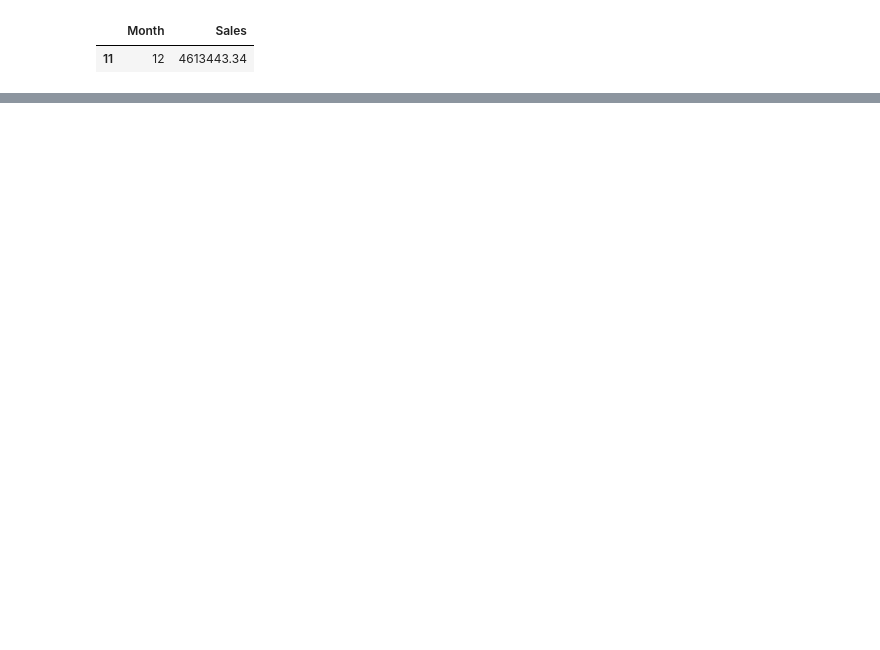
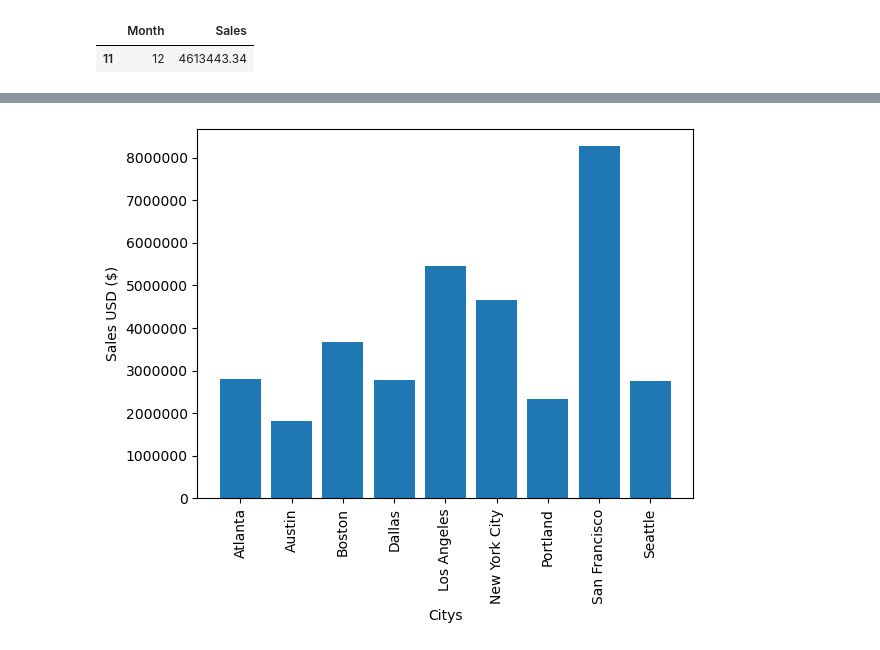
Before and after one commit to bburwinkel0721/Pandas-Data-Science-Tasks, a Jupyter notebook: SalesAnalysis/Analysis.ipynb, the cells around one changed output, grey strips where cells are left out. Cells and saved outputs as stored; diff of their text form; code cells hidden in the pictures; blank space fills up the shorter version.

```diff
--- a/SalesAnalysis/Analysis.ipynb
+++ b/SalesAnalysis/Analysis.ipynb
@@ -87,0 +118,4 @@ plt.show()
+# %%
+# This is one way to grab a specific bit of text from a column
+all_data_df["City"] = all_data_df['Purchase Address'].str.split(',').str[-2].str.strip()
+all_data_df.head()
@@ -87,0 +145,9 @@ plt.show()
+# %%
+# Creates a groupby series with the city as the groupby column and total sales
+sales_by_city = all_data_df.groupby("City")["Sales"].sum()
+
+# Resets the index and creates a dataframe with city and total sales as columns
+sales_by_city_df = sales_by_city.reset_index()
+
+# Displays the dataframe
+sales_by_city_df
@@ -87,0 +165,19 @@ plt.show()
+# %%
+# Creates the initial graph
+plt.bar(sales_by_city_df["City"], sales_by_city_df["Sales"])
+
+# Allows me to fix the y-axis so that the numbers display in standard form (instead of scientific)
+ax = plt.gca()
+ax.yaxis.get_major_formatter().set_scientific(False)
+
+# Fixes x labels so that they are vertical
+plt.xticks(rotation=90)
+
+# Adds additional labels
+plt.ylabel("Sales USD ($)")
+plt.xlabel("Citys")
+
+# Shows the graph without the weird label above
+plt.show()
+# %% [output]
+[figure, added]
```
Also changed, not shown: parts of 18 cells of this notebook.
